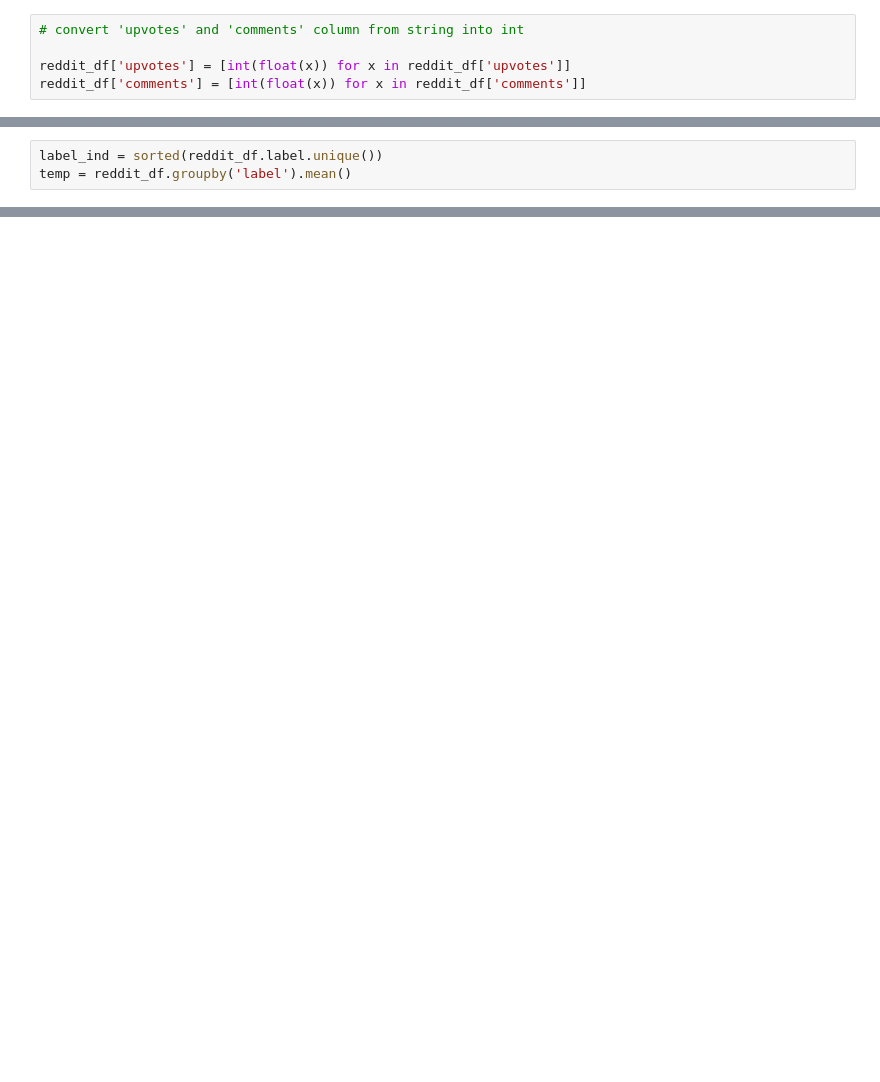
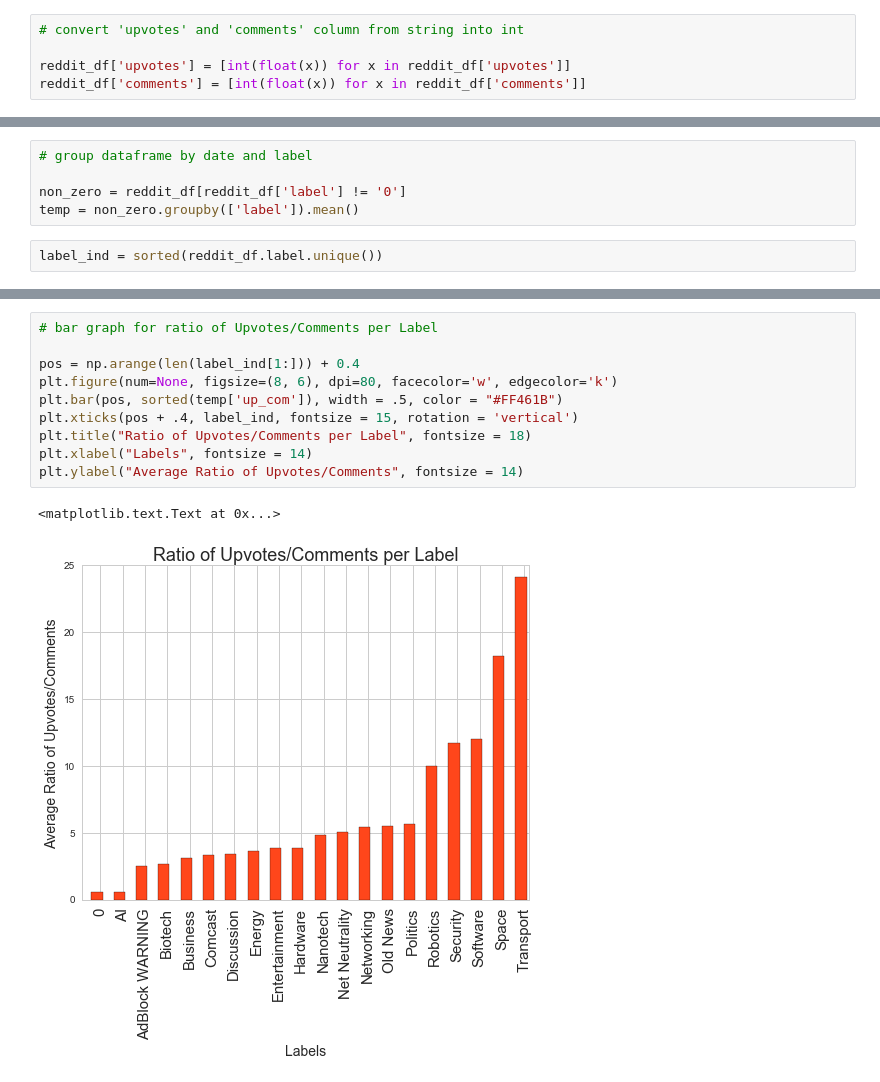
Before and after one commit to nycdatasci/bootcamp005_project, a Jupyter notebook: Project3-WebScraping/Reddit/reddit_pyCode.ipynb, the cells around one changed output, grey strips where cells are left out. Cells and saved outputs as stored; diff of their text form; blank space fills up the shorter version.

```diff
--- a/Project3-WebScraping/Reddit/reddit_pyCode.ipynb
+++ b/Project3-WebScraping/Reddit/reddit_pyCode.ipynb
@@ -75,3 +92,7 @@ reddit_df.drop_duplicates('title', keep = 'first', inplace = True)
+# %%
+# group dataframe by date and label
+
+non_zero = reddit_df[reddit_df['label'] != '0']
+temp = non_zero.groupby(['label']).mean()
 # %%
 label_ind = sorted(reddit_df.label.unique())
-temp = reddit_df.groupby('label').mean()
@@ -114,0 +145,13 @@ plt.title("Freq of Ratio of Upvotes to Comments", fontsize = 18)
+# %%
+# bar graph for ratio of Upvotes/Comments per Label
+
+pos = np.arange(len(label_ind[1:])) + 0.4
+plt.figure(num=None, figsize=(8, 6), dpi=80, facecolor='w', edgecolor='k')
+plt.bar(pos, sorted(temp['up_com']), width = .5, color = "#FF461B")
+plt.xticks(pos + .4, label_ind, fontsize = 15, rotation = 'vertical')
+plt.title("Ratio of Upvotes/Comments per Label", fontsize = 18)
+plt.xlabel("Labels", fontsize = 14)
+plt.ylabel("Average Ratio of Upvotes/Comments", fontsize = 14)
+# %% [output]
+<matplotlib.text.Text at 0x...>
+[figure, added]
```
Also changed, not shown: parts of 12 cells of this notebook.
